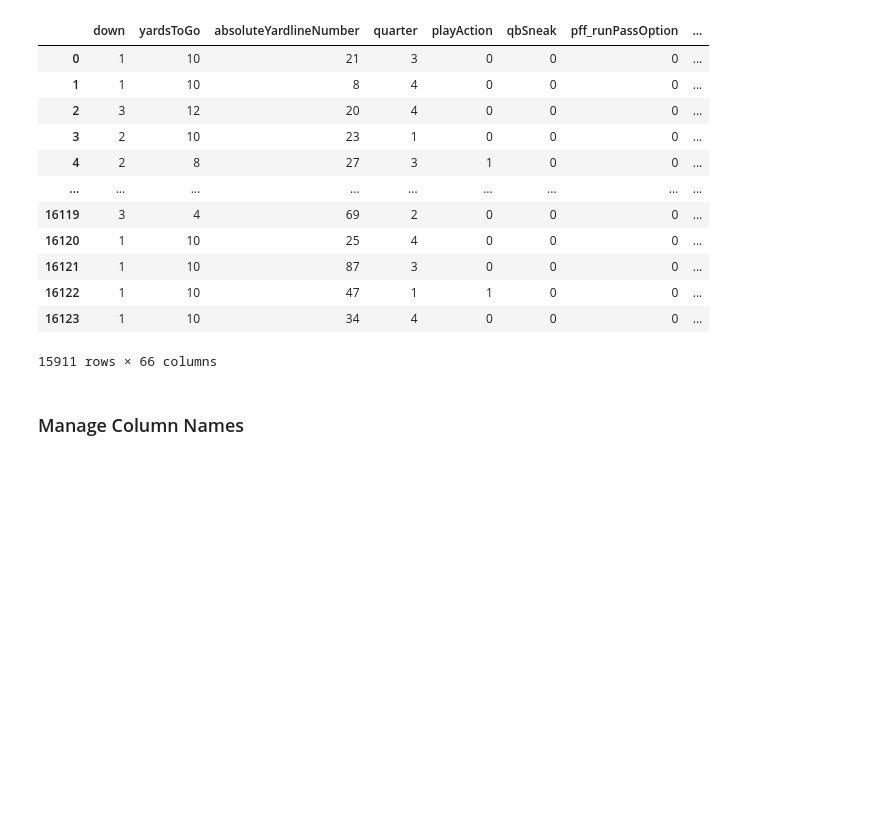
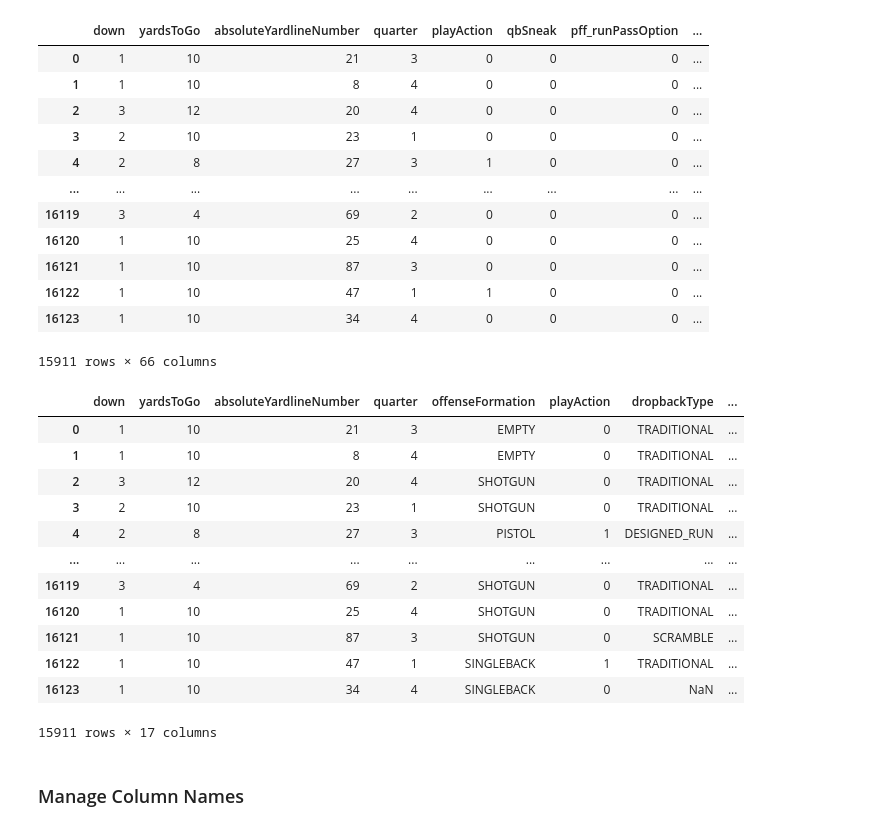
Before and after one commit to sahluwalia23/w207FinalProject, a Jupyter notebook: notebooks/PreProcessing_Dominguez.ipynb, the cells around one changed output. Cells and saved outputs as stored; diff of their text form; code cells hidden in the pictures; blank space fills up the shorter version.

Commit message:
Add new models, categorical data

```diff
--- a/notebooks/PreProcessing_Dominguez.ipynb
+++ b/notebooks/PreProcessing_Dominguez.ipynb
@@ -476,3 +439,5 @@ df.playAction
 16122    1
 16123    0
 Name: playAction, Length: 15911, dtype: int64
+# %%
+df_categorical = df.copy()
@@ -699,6 +701,7 @@ Index(['playDescription'], dtype='object')
 # %%
 # These columns were only used for additional context during the pre processing steps, will not use in model
 df = df.drop(columns=['playDescription', 'isDropback'])
+df_categorical = df_categorical.drop(columns=['playDescription', 'isDropback'])
 df
 # %% [output]
 |  | down | yardsToGo | absoluteYardlineNumber | quarter | playAction | qbSneak | pff_runPassOption | ... |
@@ -714,6 +717,22 @@ df
 | 16122 | 1 | 10 | 47 | 1 | 1 | 0 | 0 | ... |
 | 16123 | 1 | 10 | 34 | 4 | 0 | 0 | 0 | ... |
 15911 rows × 66 columns
+# %%
+df_categorical
+# %% [output]
+|  | down | yardsToGo | absoluteYardlineNumber | quarter | offenseFormation | playAction | dropbackType | ... |
+| 0 | 1 | 10 | 21 | 3 | EMPTY | 0 | TRADITIONAL | ... |
+| 1 | 1 | 10 | 8 | 4 | EMPTY | 0 | TRADITIONAL | ... |
+| 2 | 3 | 12 | 20 | 4 | SHOTGUN | 0 | TRADITIONAL | ... |
+| 3 | 2 | 10 | 23 | 1 | SHOTGUN | 0 | TRADITIONAL | ... |
+| 4 | 2 | 8 | 27 | 3 | PISTOL | 1 | DESIGNED_RUN | ... |
+| ... | ... | ... | ... | ... | ... | ... | ... | ... |
+| 16119 | 3 | 4 | 69 | 2 | SHOTGUN | 0 | TRADITIONAL | ... |
+| 16120 | 1 | 10 | 25 | 4 | SHOTGUN | 0 | TRADITIONAL | ... |
+| 16121 | 1 | 10 | 87 | 3 | SHOTGUN | 0 | SCRAMBLE | ... |
+| 16122 | 1 | 10 | 47 | 1 | SINGLEBACK | 1 | TRADITIONAL | ... |
+| 16123 | 1 | 10 | 34 | 4 | SINGLEBACK | 0 | NaN | ... |
+15911 rows × 17 columns
 # %% [markdown]
 ### Manage Column Names
 # %%
```
Also changed, not shown: parts of 11 cells of this notebook, 6 other files.
